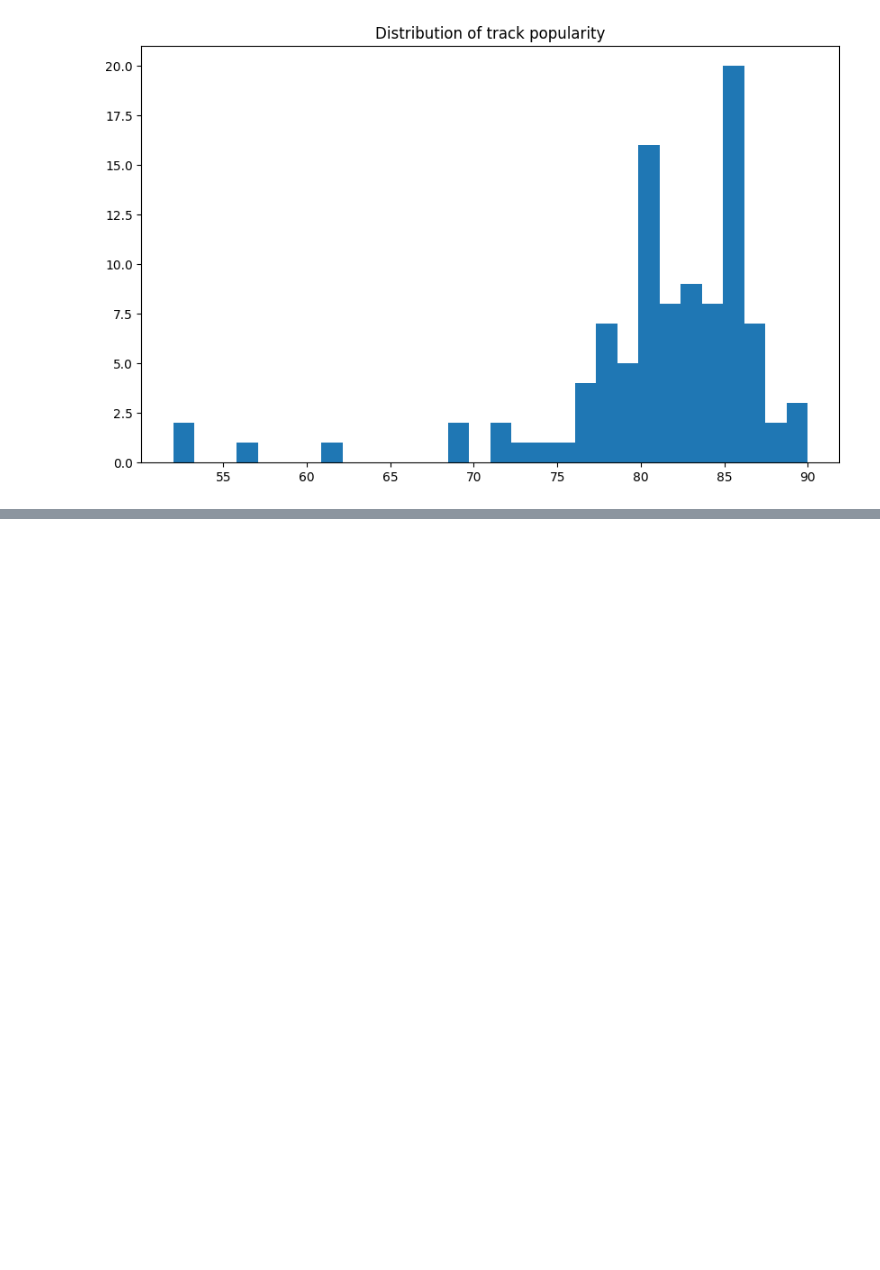
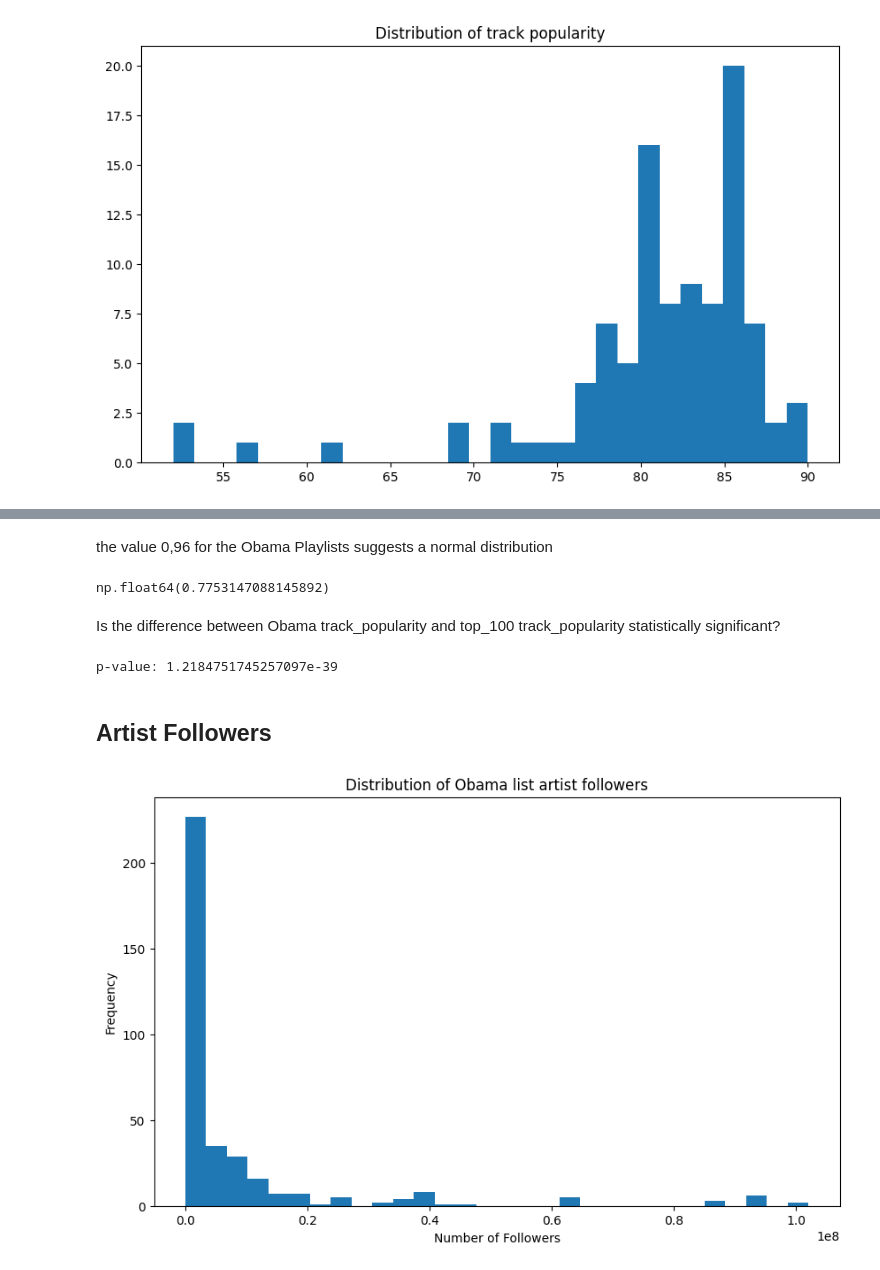
Before and after one commit to Ramonalyst/Music_Recommendation_System, a Jupyter notebook: MRS_statistical_testing.ipynb, the cells around one changed output, grey strips where cells are left out. Saved outputs shown, nothing was run; the diff lists cells and outputs as text; code cells hidden in the pictures; blank space fills up the shorter version.

Commit message:
Update MRS_statistical_testing.ipynb
statistical testing of 3 categorical variables: popularity, artist followers and valence

```diff
--- a/MRS_statistical_testing.ipynb
+++ b/MRS_statistical_testing.ipynb
@@ -97,0 +109,30 @@ plt.show()
+# %% [markdown]
+the value 0,96 for the Obama Playlists suggests a normal distribution
+# %%
+res_top_100 = stats.shapiro(df_top_100['track_popularity'])
+res_top_100.statistic
+# %% [output]
+np.float64(0.7753147088145892)
+# %% [markdown]
+Is the difference between Obama track_popularity and top_100 track_popularity statistically significant?
+# %%
+#Perform T-Test
+t_score, p_value = stats.ttest_ind(a=df_obama['track_popularity'], b=df_top_100['track_popularity'], equal_var=True)
+print(f'p-value: {p_value}')
+# %% [output]
+p-value: 1.2184751745257097e-39
+# %% [markdown]
+## Artist Followers
+# %%
+# Flatten the artist_followers list
+all_artist_followers_1 = [follower for sublist in df_obama['artist_followers'] for follower in sublist]
+
+# Plot the histogram
+plt.figure(figsize=(10, 6))
+plt.hist(all_artist_followers_1, bins=30, color='#1f77b4')
+plt.title('Distribution of Obama list artist followers')
+plt.xlabel('Number of Followers')
+plt.ylabel('Frequency')
+plt.show()
+# %% [output]
+[figure, added]
```
Also changed, not shown: parts of 14 cells of this notebook.
